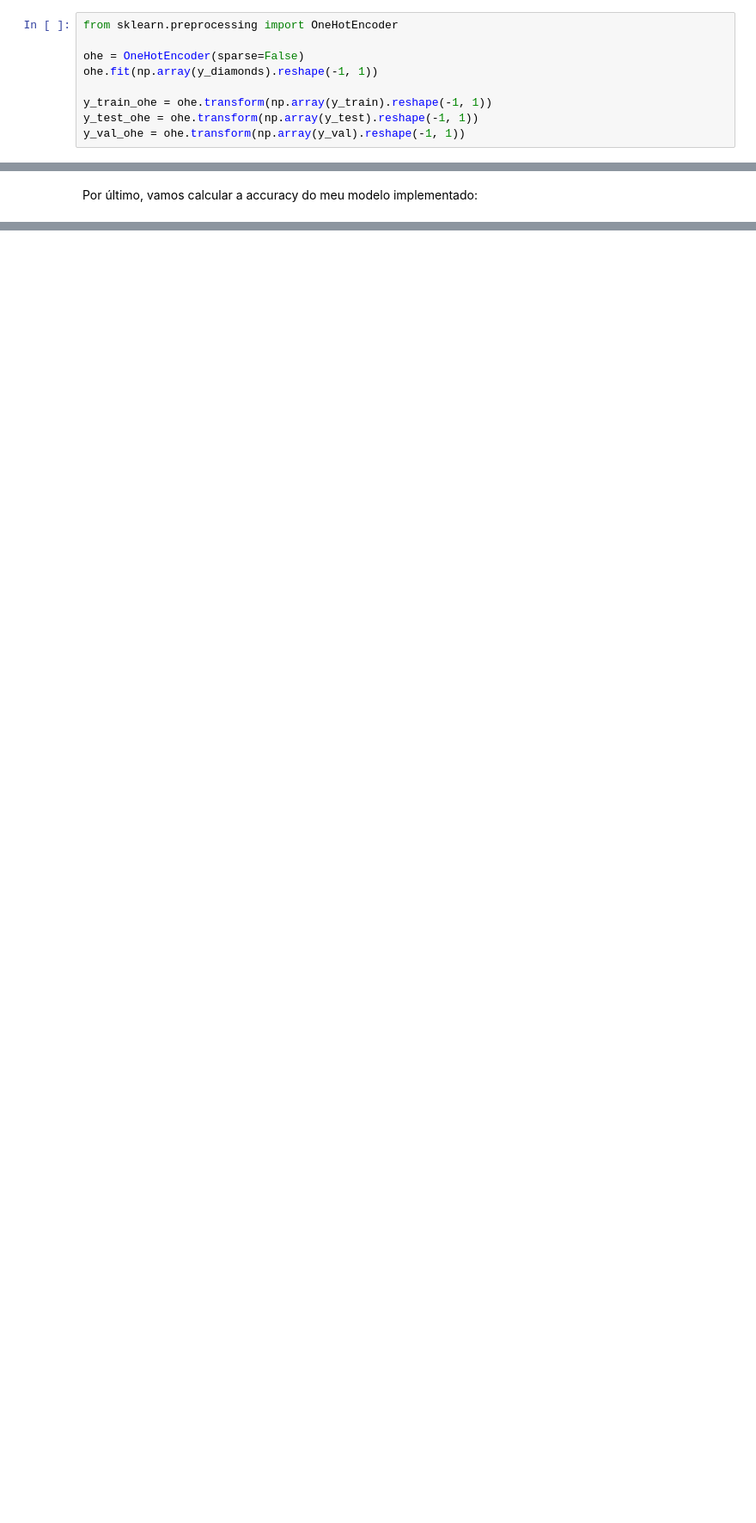
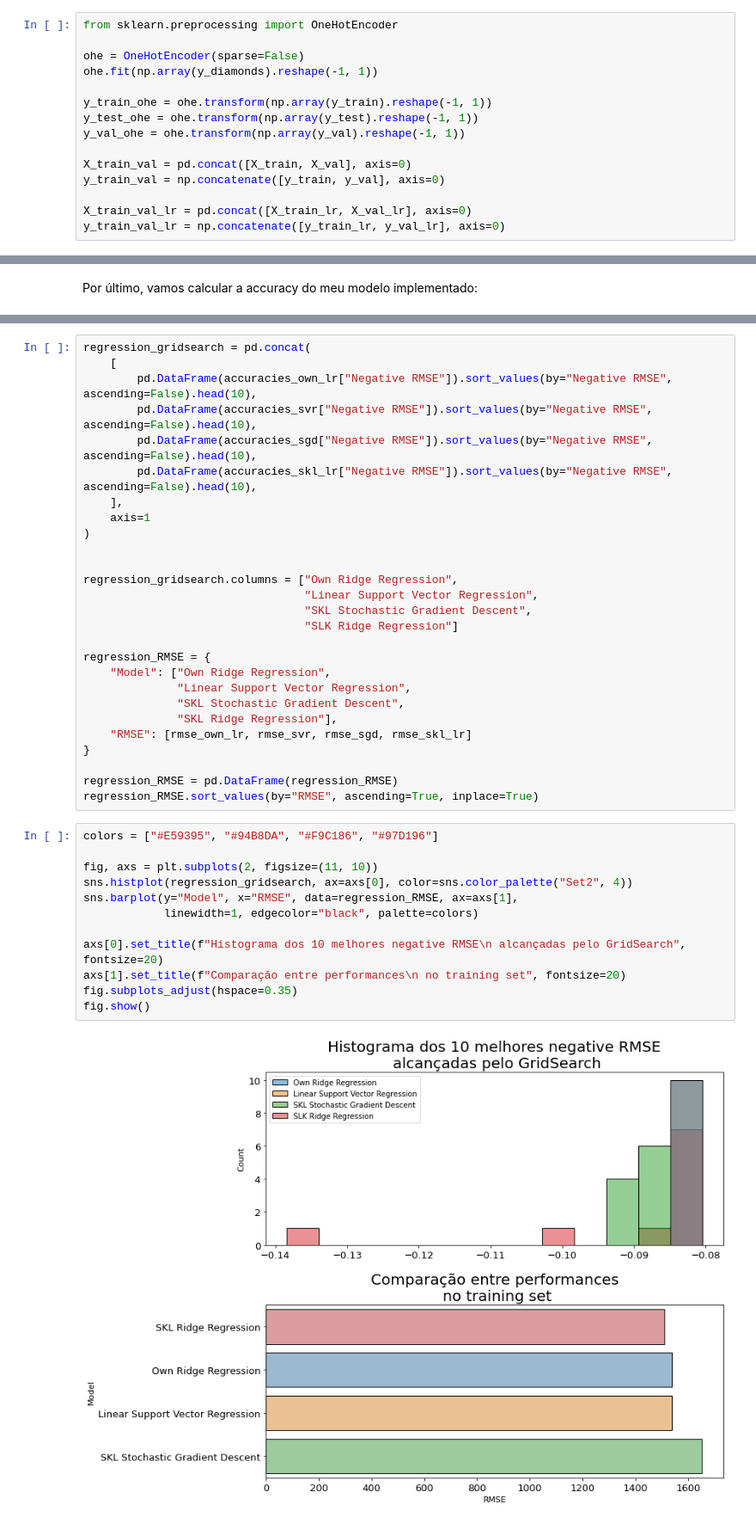
Before and after one commit to barrafas/TACD-A1, a Jupyter notebook: 243902.ipynb, the cells around one changed output, grey strips where cells are left out. Shown at 86% size. Saved outputs shown, nothing was run; the diff lists cells and outputs as text; blank space fills up the shorter version.

```diff
--- a/243902.ipynb
+++ b/243902.ipynb
@@ -447,6 +552,12 @@ ohe.fit(np.array(y_diamonds).reshape(-1, 1))
 y_train_ohe = ohe.transform(np.array(y_train).reshape(-1, 1))
 y_test_ohe = ohe.transform(np.array(y_test).reshape(-1, 1))
 y_val_ohe = ohe.transform(np.array(y_val).reshape(-1, 1))
+
+X_train_val = pd.concat([X_train, X_val], axis=0)
+y_train_val = np.concatenate([y_train, y_val], axis=0)
+
+X_train_val_lr = pd.concat([X_train_lr, X_val_lr], axis=0)
+y_train_val_lr = np.concatenate([y_train_lr, y_val_lr], axis=0)
 # %% [markdown]
 Primeiramente, vamos começar pelo KNN do SciKit-Learn:
 # %%
@@ -617,0 +991,41 @@ Validation Accuracy:  0.7118959107806692
+# %%
+regression_gridsearch = pd.concat(
+    [
+        pd.DataFrame(accuracies_own_lr["Negative RMSE"]).sort_values(by="Negative RMSE", ascending=False).head(10),
+        pd.DataFrame(accuracies_svr["Negative RMSE"]).sort_values(by="Negative RMSE", ascending=False).head(10),
+        pd.DataFrame(accuracies_sgd["Negative RMSE"]).sort_values(by="Negative RMSE", ascending=False).head(10),
+        pd.DataFrame(accuracies_skl_lr["Negative RMSE"]).sort_values(by="Negative RMSE", ascending=False).head(10),
+    ],
+    axis=1
+)
+
+
+regression_gridsearch.columns = ["Own Ridge Regression",
+                                 "Linear Support Vector Regression",
+                                 "SKL Stochastic Gradient Descent",
+                                 "SLK Ridge Regression"]
+
+regression_RMSE = {
+    "Model": ["Own Ridge Regression",
+              "Linear Support Vector Regression",
+              "SKL Stochastic Gradient Descent",
+              "SKL Ridge Regression"],
+    "RMSE": [rmse_own_lr, rmse_svr, rmse_sgd, rmse_skl_lr]
+}
+
+regression_RMSE = pd.DataFrame(regression_RMSE)
+regression_RMSE.sort_values(by="RMSE", ascending=True, inplace=True)
+# %%
+colors = ["#E59395", "#94B8DA", "#F9C186", "#97D196"]
+
+fig, axs = plt.subplots(2, figsize=(11, 10))
+sns.histplot(regression_gridsearch, ax=axs[0], color=sns.color_palette("Set2", 4))
+sns.barplot(y="Model", x="RMSE", data=regression_RMSE, ax=axs[1],
+            linewidth=1, edgecolor="black", palette=colors)
+
+axs[0].set_title(f"Histograma dos 10 melhores negative RMSE\n alcançadas pelo GridSearch", fontsize=20)
+axs[1].set_title(f"Comparação entre performances\n no training set", fontsize=20)
+fig.subplots_adjust(hspace=0.35)
+fig.show()
+# %% [output]
+[figure, added]
```
Also changed, not shown: parts of 45 cells of this notebook.
